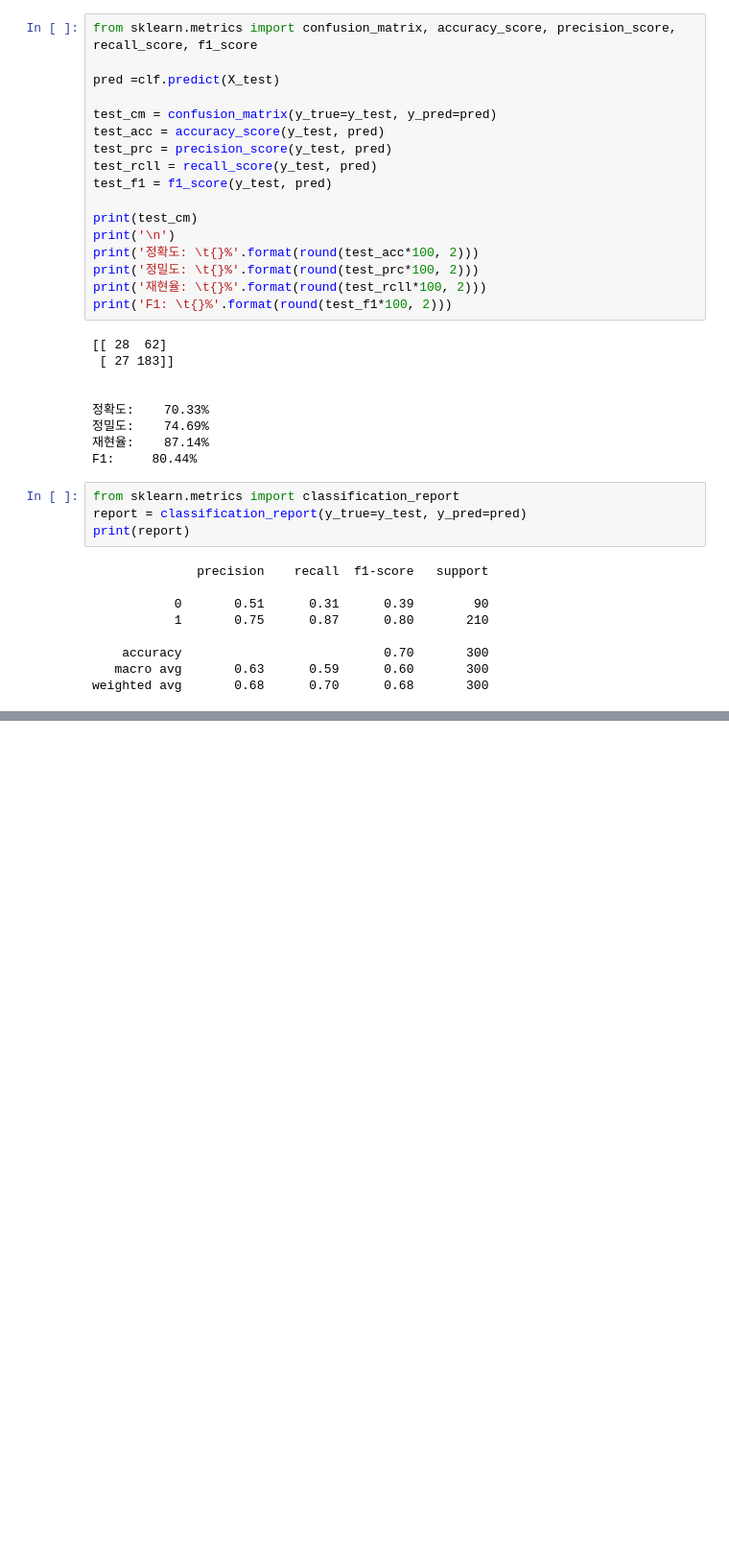
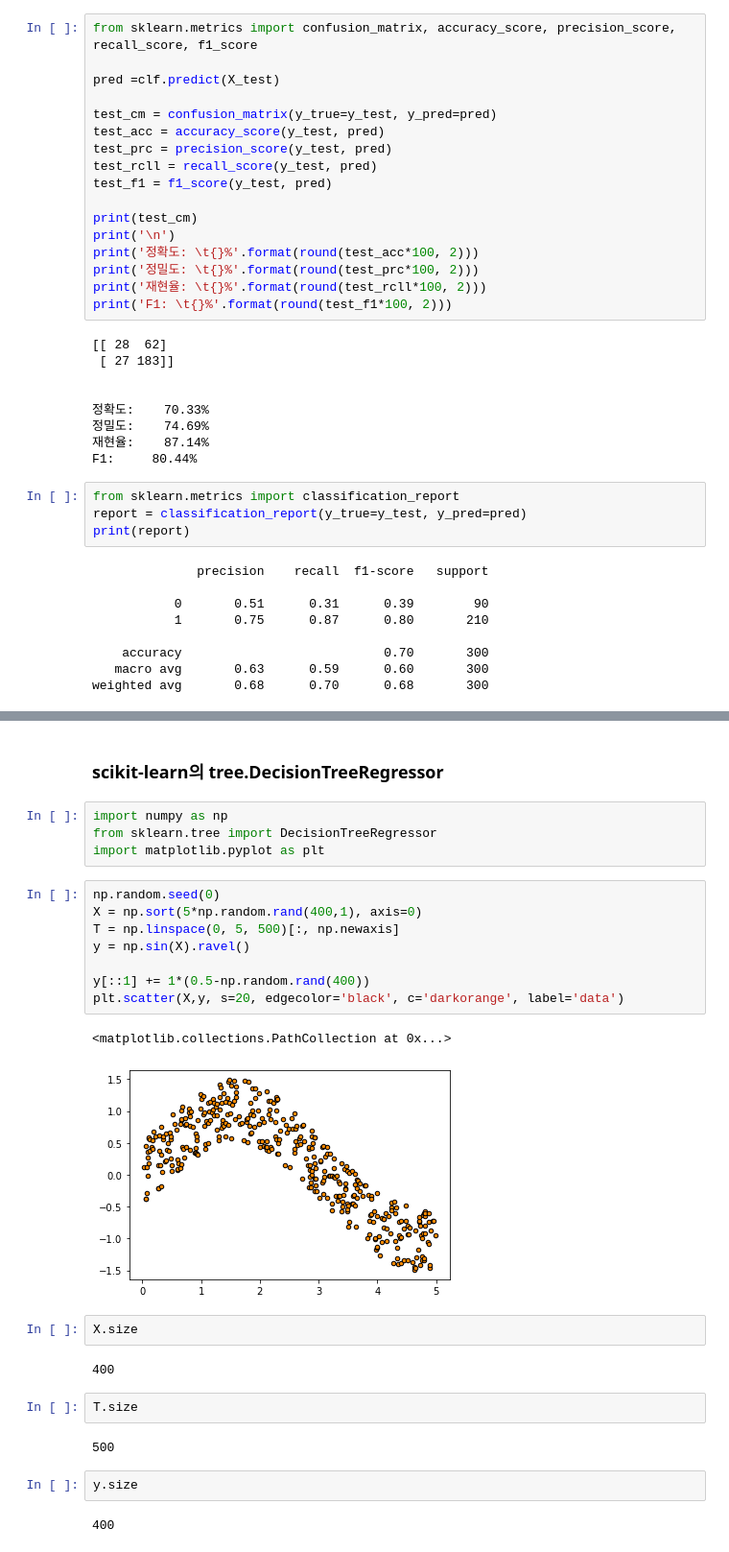
Before and after one commit to djimme/Python_selftraining, a Jupyter notebook: BigData06-07.ipynb, the cells around one changed output, grey strips where cells are left out. Shown: that part at 96% size. Cells and saved outputs as stored; diff of their text form; blank space fills up the shorter version.

```diff
--- a/BigData06-07.ipynb
+++ b/BigData06-07.ipynb
@@ -138,2 +135,31 @@ dt_graph.create_png()
 # %% [output]
 InvocationException: GraphViz's executables not found
+# %% [markdown]
+### scikit-learn의 tree.DecisionTreeRegressor
+# %%
+import numpy as np
+from sklearn.tree import DecisionTreeRegressor
+import matplotlib.pyplot as plt
+# %%
+np.random.seed(0)
+X = np.sort(5*np.random.rand(400,1), axis=0)
+T = np.linspace(0, 5, 500)[:, np.newaxis]
+y = np.sin(X).ravel()
+
+y[::1] += 1*(0.5-np.random.rand(400))
+plt.scatter(X,y, s=20, edgecolor='black', c='darkorange', label='data')
+# %% [output]
+<matplotlib.collections.PathCollection at 0x...>
+[figure, added]
+# %%
+X.size
+# %% [output]
+400
+# %%
+T.size
+# %% [output]
+500
+# %%
+y.size
+# %% [output]
+400
```
Also changed, not shown: parts of 8 cells of this notebook.
